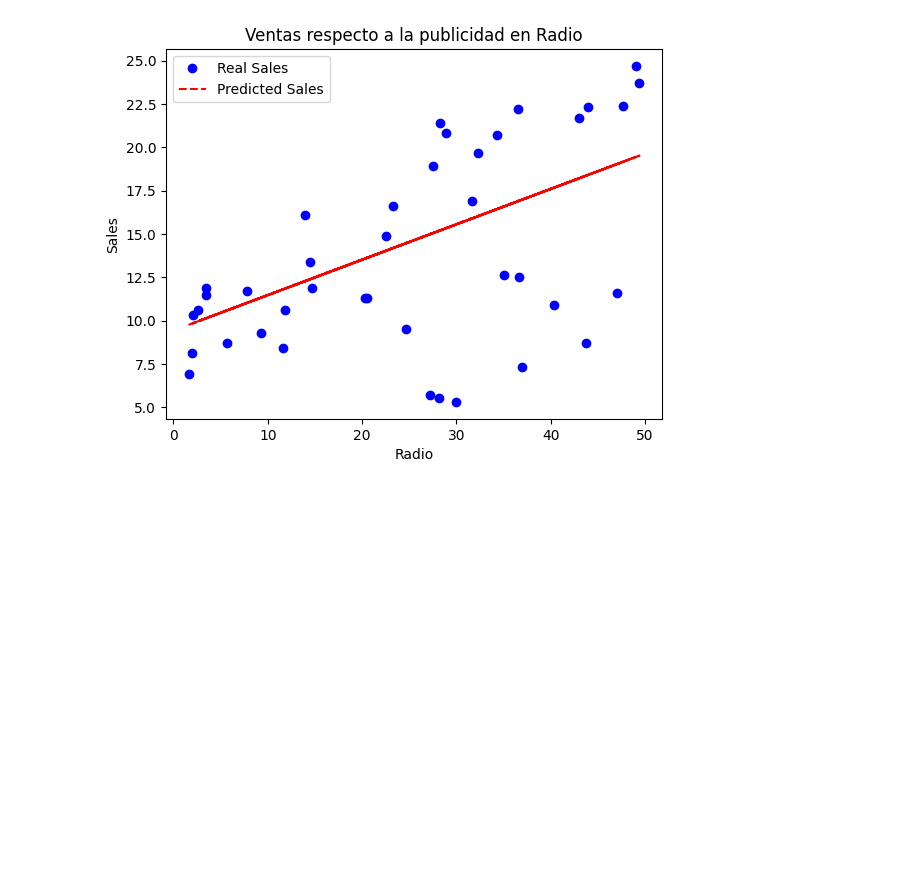
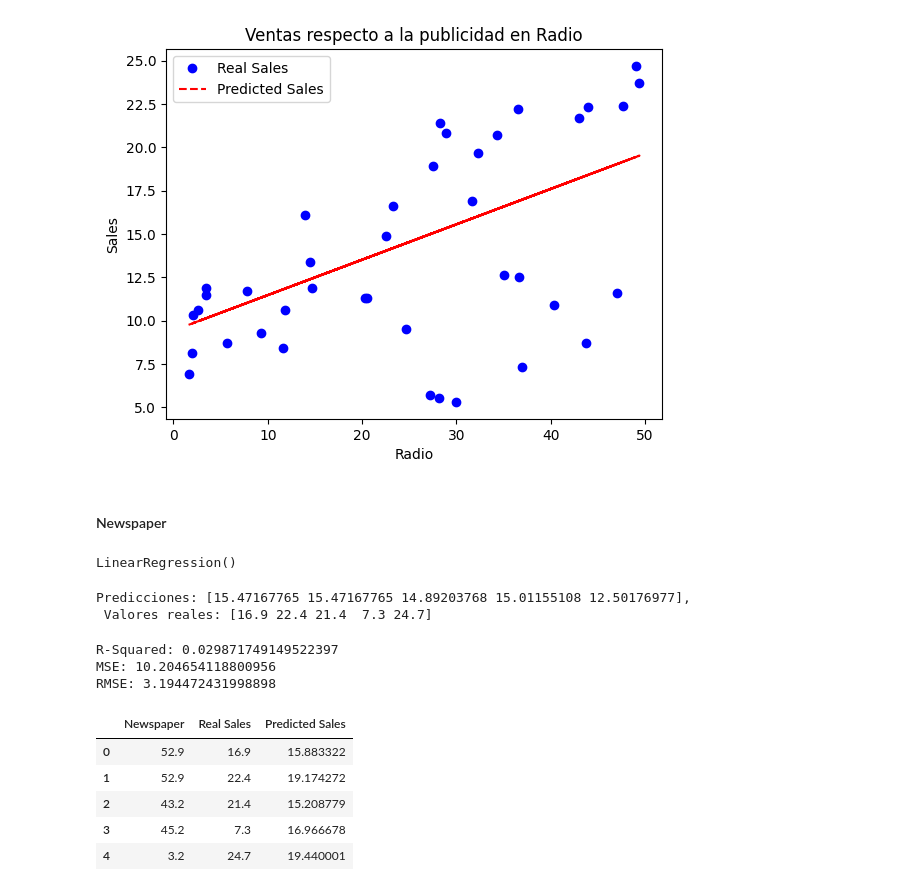
Before and after one commit to Spek7ro/Machine_Learning_Projects, a Jupyter notebook: Notebooks/RegresiónLineal_Simple_Múltiple.ipynb, the cells around one changed output. Drawn from its saved outputs; the diff is of its cells as text; code cells hidden in the pictures; blank space fills up the shorter version.

```diff
--- a/Notebooks/RegresiónLineal_Simple_Múltiple.ipynb
+++ b/Notebooks/RegresiónLineal_Simple_Múltiple.ipynb
@@ -216,3 +216,5 @@ plt.legend()
 plt.show()
 # %% [output]
 [figure]
+# %% [markdown]
+#### Newspaper
@@ -218,0 +225,39 @@ plt.show()
+# %%
+# Modelo de regresión lineal para Newspaper
+reg_newspaper = LinearRegression()
+reg_newspaper.fit(X_train, y_train)
+# %% [output]
+LinearRegression()
+# %%
+y_pred_newspaper = reg_newspaper.predict(X_test)
+print('Predicciones: {}, \n Valores reales: {}'.format(y_pred_newspaper[:5], y_test[:5]))
+# %% [output]
+Predicciones: [15.47167765 15.47167765 14.89203768 15.01155108 12.50176977],
+ Valores reales: [16.9 22.4 21.4  7.3 24.7]
+# %%
+r_squared = reg_newspaper.score(X_test, y_test)
+mse = mean_squared_error(y_test, y_pred)
+rmse = np.sqrt(mse)
+
+print('R-Squared:', r_squared)
+print('MSE:', mse)
+print('RMSE:', rmse)
+# %% [output]
+R-Squared: 0.029871749149522397
+MSE: 10.204654118800956
+RMSE: 3.194472431998898
+# %%
+sales_comp = pd.DataFrame({
+    "Newspaper": X_test.values.flatten(),
+    "Real Sales": y_test.flatten(),
+    "Predicted Sales": y_pred_radio.flatten()
+})
+
+sales_comp.head()
+# %% [output]
+|  | Newspaper | Real Sales | Predicted Sales |
+| 0 | 52.9 | 16.9 | 15.883322 |
+| 1 | 52.9 | 22.4 | 19.174272 |
+| 2 | 43.2 | 21.4 | 15.208779 |
+| 3 | 45.2 | 7.3 | 16.966678 |
+| 4 | 3.2 | 24.7 | 19.440001 |
```
Also changed, not shown: parts of 12 cells of this notebook.
